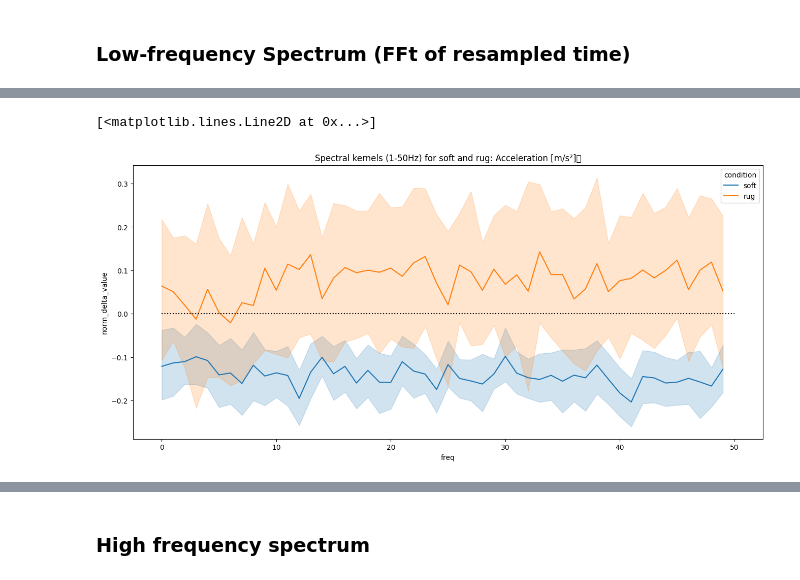
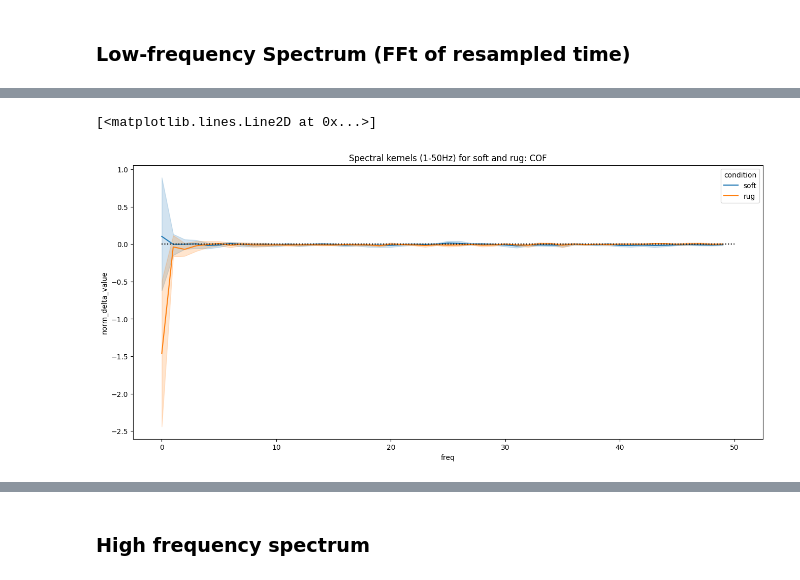
Before and after one commit to neuro-team-femto/revtact, a Jupyter notebook: analysis/analysis_beha_meca.ipynb, the cells around one changed output, grey strips where cells are left out. Drawn from its saved outputs; the diff is of its cells as text; code cells hidden in the pictures.

```diff
--- a/analysis/analysis_beha_meca.ipynb
+++ b/analysis/analysis_beha_meca.ipynb
@@ -198,0 +203,6 @@ data_ker
+# %%
+mean_data = pd.DataFrame()
+mean_columns = [col for col in data_ker.columns
+                     if col in ['Fn [N]','Ft [N]', 'COF []', 'subj','block','trial','stim_order']]
+mean_data[mean_columns] = data_ker[mean_columns]
+mean_data
@@ -245,0 +309,6 @@ resampled_data_ker
+# %%
+rms_data = pd.DataFrame()
+rms_columns = [col for col in data_ker.columns
+                     if col in ['Acceleration [m/s²]', 'subj','block','trial','stim_order']]
+rms_data[rms_columns] = data_ker[rms_columns]
+rms_data
@@ -245,0 +386,3 @@ resampled_data_ker
+# %%
+resampled_data = pd.merge(resampled_mean_data,resampled_rms_data,on=['subj','block','trial','stim_order','normalised_time'])
+resampled_data
@@ -246,5 +405,5 @@ resampled_data_ker
 # %%
-beha_meca_ker = pd.merge(data_df, resampled_data_ker, on=['subj', 'trial','block','stim_order'])
+beha_meca_ker = pd.merge(data_df, resampled_data, on=['subj', 'trial','block','stim_order'])
 beha_meca_ker
 # %% [output]
 |  | subj | trial | block | practice | condition | sex | age | date | data_file | texture_id | ... |
@@ -485,14 +609,14 @@ plt.plot([0,50],[0,0],'k:')
 # %%
 plt.figure(figsize=(16,7))
-sns.lineplot(data=kernels[kernels.feature=='Acceleration [m/s²]'],
+sns.lineplot(data=kernels[kernels.feature=='COF []'],
               hue="condition",
              x="freq",
              y="norm_delta_value", errorbar=('ci', 95))
-plt.title("Spectral kernels (1-50Hz) for soft and rug: Acceleration [m/s²]	")
+plt.title("Spectral kernels (1-50Hz) for soft and rug: COF")
 plt.plot([0,50],[0,0],'k:')
 # %% [output]
 [<matplotlib.lines.Line2D at 0x...>]
-[figure, old version]
+[figure, new version]
 # %%
 plt.figure(figsize=(16,7))
 sns.lineplot(data=kernels[kernels.feature=='Ft [N]'],
```
Also changed, not shown: parts of 66 cells of this notebook, 1 other file.
